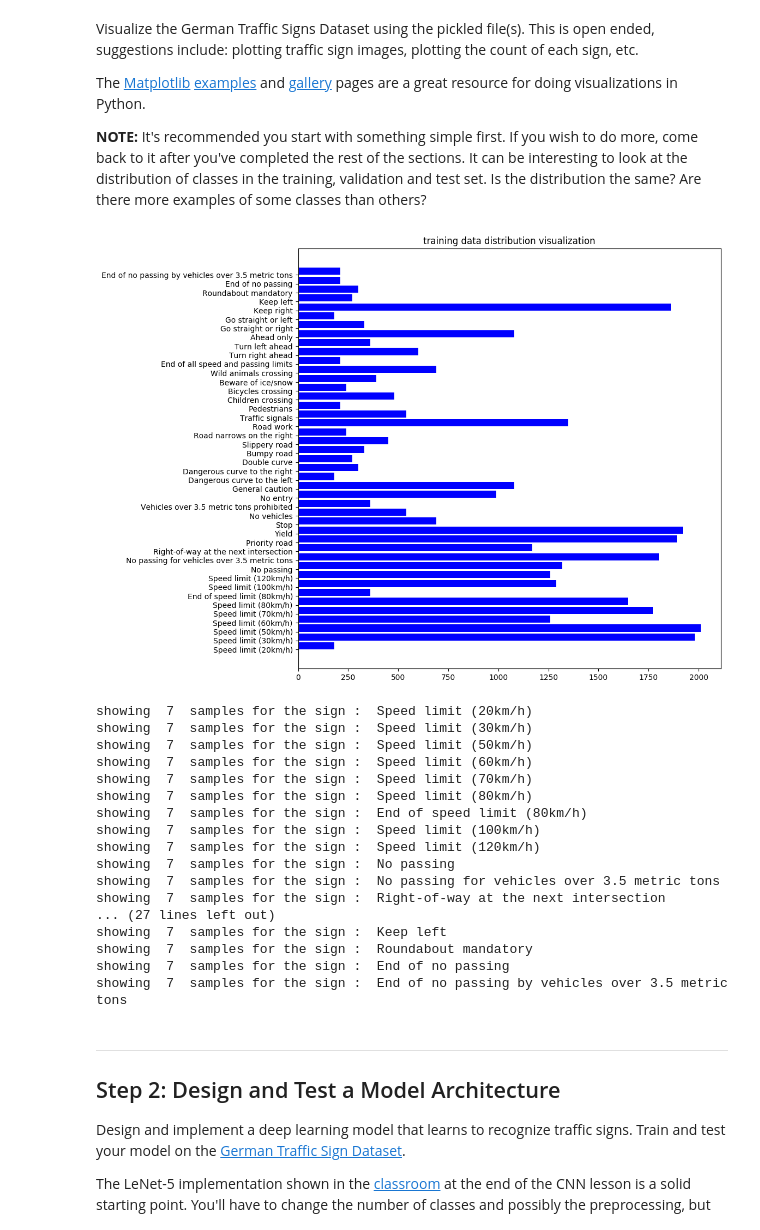
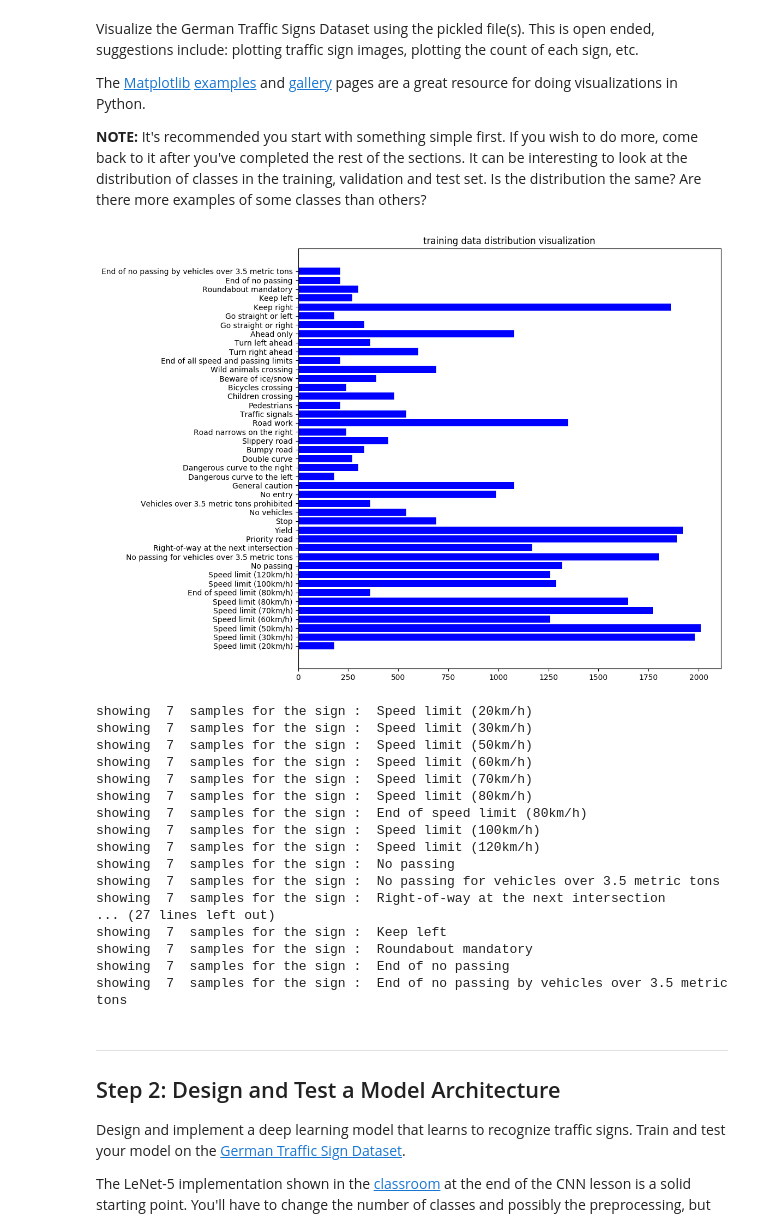
Before and after one commit to Fadi88/CarND-Traffic-Sign-Classifier-Project, a Jupyter notebook: Traffic_Sign_Classifier.ipynb, the cells around one changed output. Cells and saved outputs as stored; diff of their text form; code cells hidden in the pictures.

```diff
--- a/Traffic_Sign_Classifier.ipynb
+++ b/Traffic_Sign_Classifier.ipynb
@@ -119,36 +119,36 @@ data_hst = [dist_dict[x] for x in range(len(signs_map))]
 plt.rcdefaults()
 fig, ax = plt.subplots()
 
-ax.barh(range(len(signs_map)), data_hst, align='edge',color='blue')
+ax.barh(range(len(signs_map)), data_hst, align='center',color='blue')
 
 ax.set_yticks(range(len(signs_map)))
 ax.set_yticklabels(labels)
 
 ax.set_title('training data distribution visualization')
 fig.set_figheight(10)
 fig.set_figwidth(10)
 
 fig.savefig('./graphs/trainings_vis.jpg' , bbox_inches = 'tight')
 
 plt.show()
 
 
 for sign_idx in range(len(signs_map)):
     plot_limit = 7
     print('showing ', str(plot_limit), ' samples for the sign : ' , signs_map[str(sign_idx)])
     #f, axarr = plt.subplots(1,plot_limit)
     for plt_index in range(plot_limit):
             found_count = 0
             for sample_idx in range(n_train):
                 if y_train[sample_idx] == sign_idx:
                     #axarr[found_count].imshow(X_train_input[sample_idx])
                     #axarr[found_count].set_axis_off()
                     found_count += 1
                 if plot_limit == found_count:
                     break
     plt.show()
 # %% [output]
-[figure, old version]
+[figure, new version]
 showing  7  samples for the sign :  Speed limit (20km/h)
 showing  7  samples for the sign :  Speed limit (30km/h)
 showing  7  samples for the sign :  Speed limit (50km/h)
```
Also changed, not shown: parts of 3 cells of this notebook, 1 other file.
